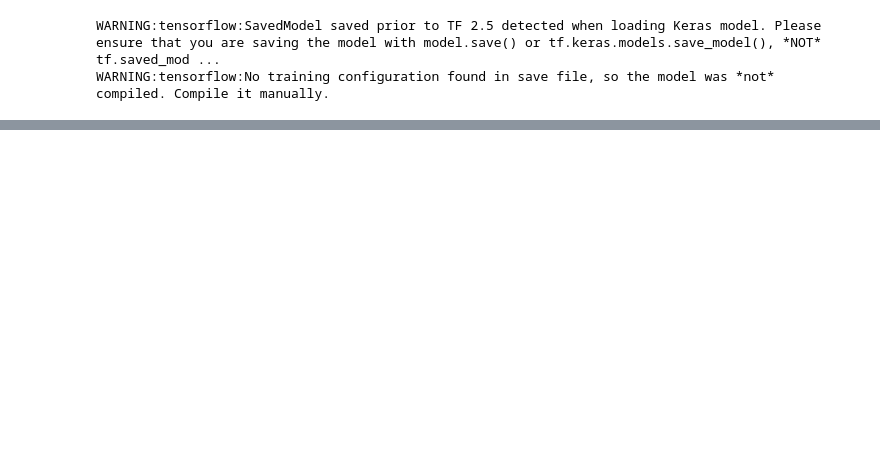
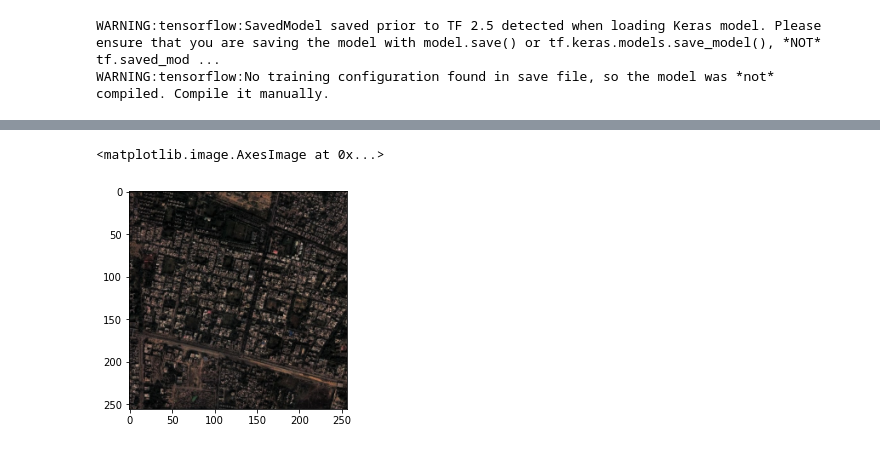
Before and after one commit to shashwat9kumar/Pix2Pix_GANS_Map_to_Cityscape, a Jupyter notebook: Pix2Pix_Gan_Maps_using_in_realtime.ipynb, the cells around one changed output, grey strips where cells are left out. Cells and saved outputs as stored; diff of their text form; code cells hidden in the pictures; blank space fills up the shorter version.

```diff
--- a/Pix2Pix_Gan_Maps_using_in_realtime.ipynb
+++ b/Pix2Pix_Gan_Maps_using_in_realtime.ipynb
@@ -49,2 +51,14 @@ plt.imshow(generated_image)
 # %%
 plt.imsave("generated_image.png", generated_image.numpy())
+# %%
+image_path_orig = "/content/drive/MyDrive/SavedModels/home_4_original_.jpg"
+# %%
+orig_image = tf.io.read_file(image_path_orig)
+orig_image = tf.image.decode_image(orig_image, channels=3)
+orig_image = tf.image.resize(orig_image, (256, 256))
+orig_image = (orig_image / 127.5) -1
+# %%
+plt.imshow((orig_image+1)/2.0)
+# %% [output]
+<matplotlib.image.AxesImage at 0x...>
+[figure, added]
```
Also changed, not shown: parts of 6 cells of this notebook.
